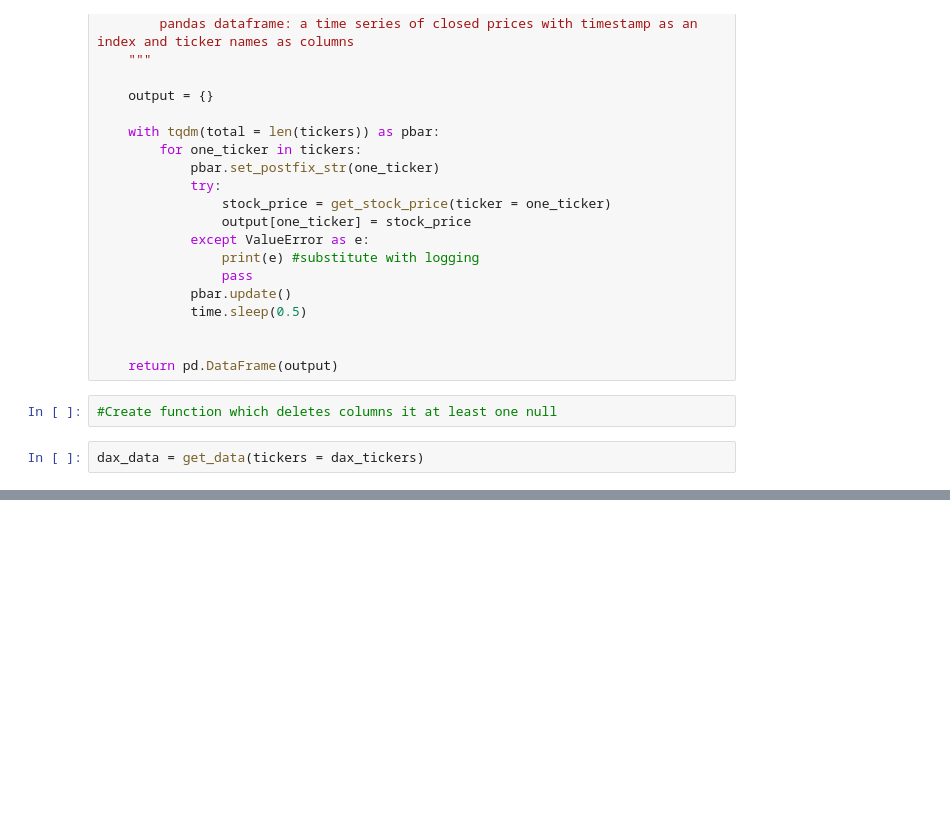
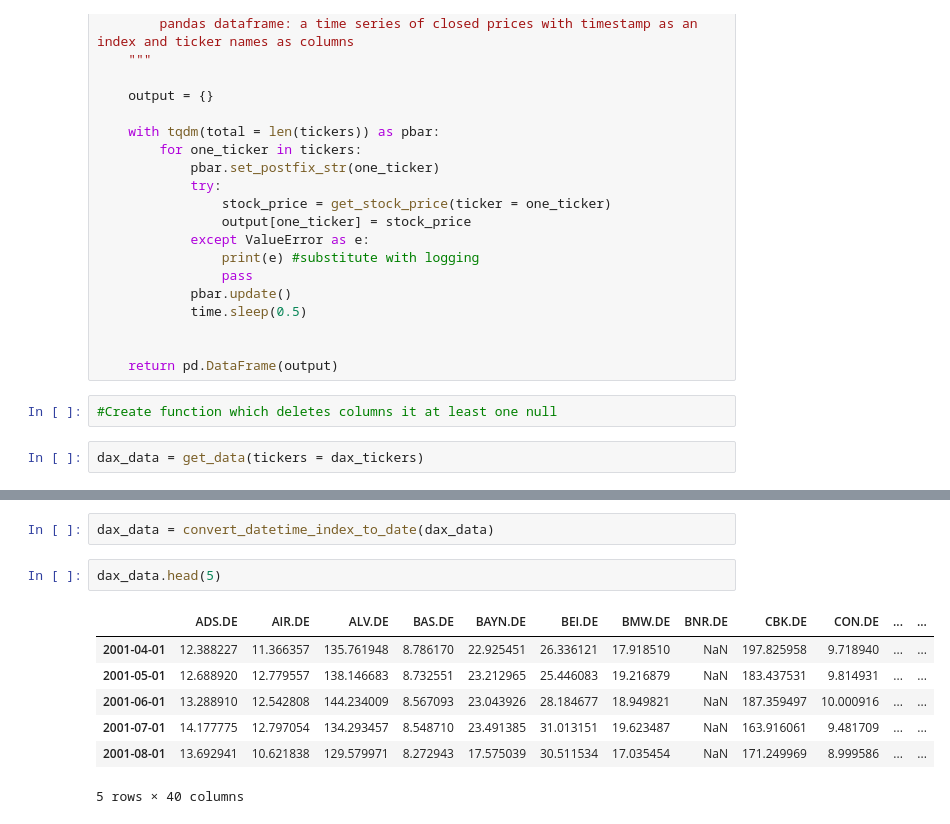
Before and after one commit to matkonar/portfolio-evaluation-and-visualisation, a Jupyter notebook: dax_mvp_project.ipynb, the cells around one changed output, grey strips where cells are left out. Drawn from its saved outputs; the diff is of its cells as text; blank space fills up the shorter version.

```diff
--- a/dax_mvp_project.ipynb
+++ b/dax_mvp_project.ipynb
@@ -223,0 +185,12 @@ dax_series = {}
+# %%
+dax_data = convert_datetime_index_to_date(dax_data)
+# %%
+dax_data.head(5)
+# %% [output]
+|  | ADS.DE | AIR.DE | ALV.DE | BAS.DE | BAYN.DE | BEI.DE | BMW.DE | BNR.DE | CBK.DE | CON.DE | ... | ... |
+| 2001-04-01 | 12.388227 | 11.366357 | 135.761948 | 8.786170 | 22.925451 | 26.336121 | 17.918510 | NaN | 197.825958 | 9.718940 | ... | ... |
+| 2001-05-01 | 12.688920 | 12.779557 | 138.146683 | 8.732551 | 23.212965 | 25.446083 | 19.216879 | NaN | 183.437531 | 9.814931 | ... | ... |
+| 2001-06-01 | 13.288910 | 12.542808 | 144.234009 | 8.567093 | 23.043926 | 28.184677 | 18.949821 | NaN | 187.359497 | 10.000916 | ... | ... |
+| 2001-07-01 | 14.177775 | 12.797054 | 134.293457 | 8.548710 | 23.491385 | 31.013151 | 19.623487 | NaN | 163.916061 | 9.481709 | ... | ... |
+| 2001-08-01 | 13.692941 | 10.621838 | 129.579971 | 8.272943 | 17.575039 | 30.511534 | 17.035454 | NaN | 171.249969 | 8.999586 | ... | ... |
+5 rows × 40 columns
```
Also changed, not shown: parts of 22 cells of this notebook.
